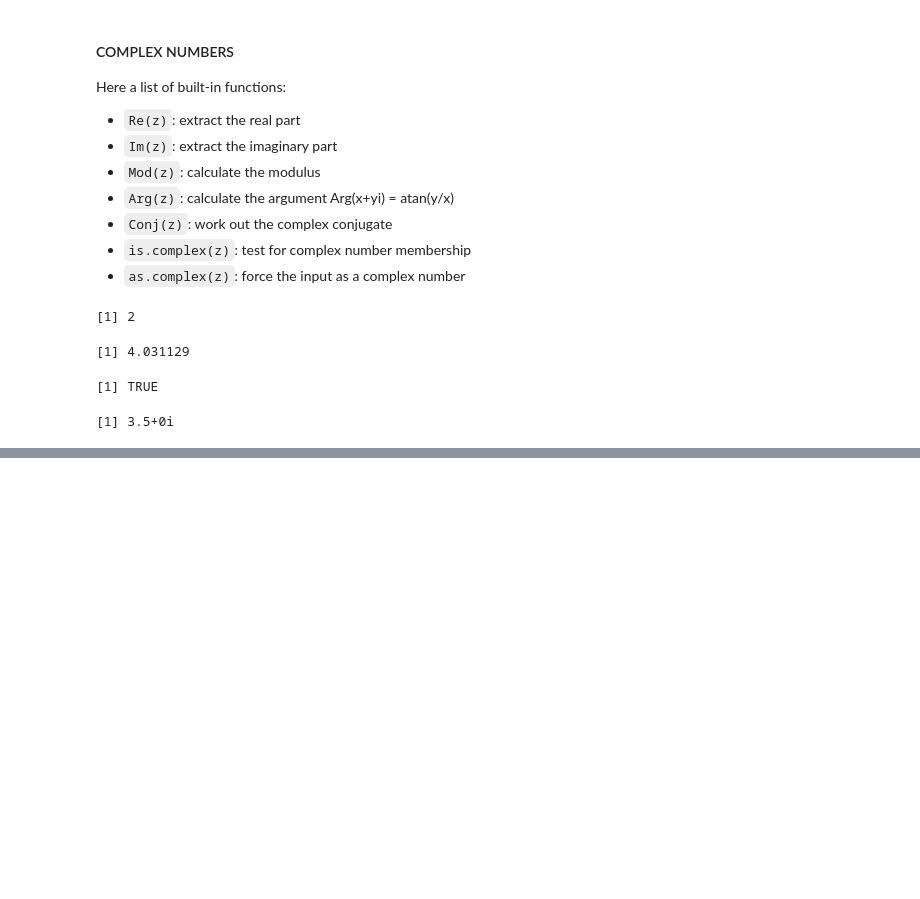
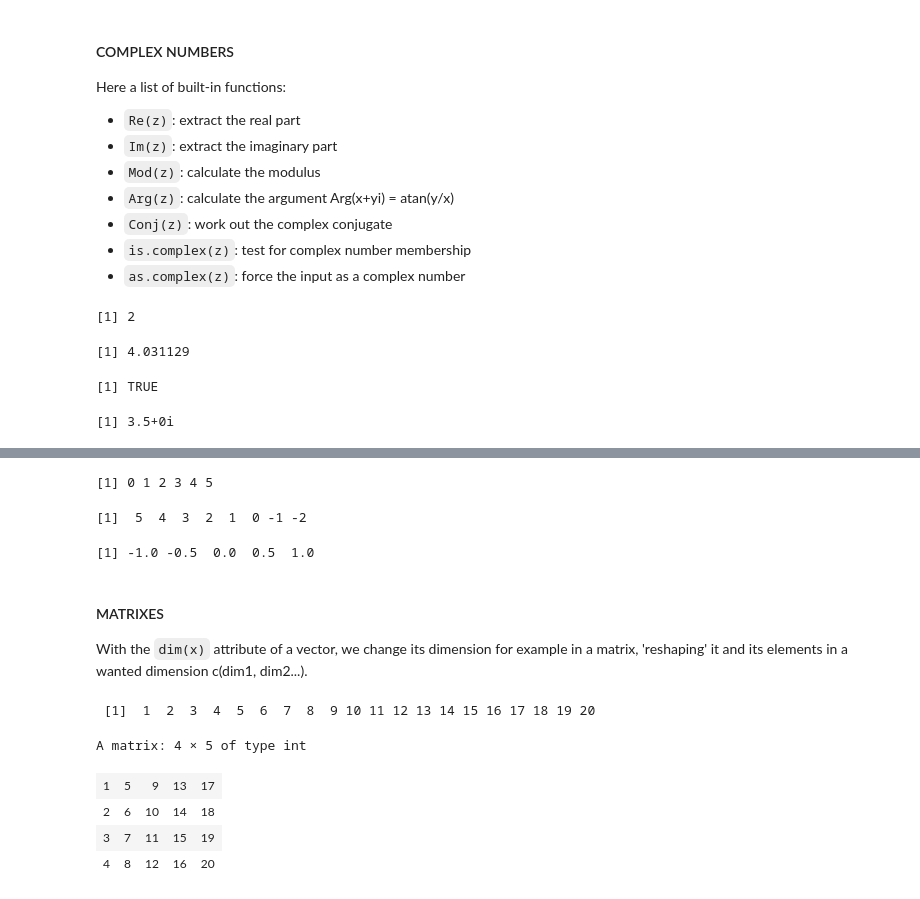
Before and after one commit to seccobenedetto/coding_tutorials, a Jupyter notebook: R.ipynb, the cells around one changed output, grey strips where cells are left out. Saved outputs shown, nothing was run; the diff lists cells and outputs as text; code cells hidden in the pictures; blank space fills up the shorter version.

Commit message:
added data types (slides 2 prof)

```diff
--- a/R.ipynb
+++ b/R.ipynb
@@ -90,0 +228,8 @@ as.complex( 3.5 )
+# %%
+vec <- c(4, 7, 6, 5, 6, 7)
+mean(vec)
+max(vec)
+vec[1]
+vec[-c(1,2,3)]
+rep(1,5)
+rep (1:4, 1:4)    # replicate each sequence number a different number of times
@@ -90,0 +267,21 @@ as.complex( 3.5 )
+# %%
+0:5
+5:-2
+seq(-1, 1, 0.5)
+# %% [output]
+[1] 0 1 2 3 4 5
+[1]  5  4  3  2  1  0 -1 -2
+[1] -1.0 -0.5  0.0  0.5  1.0
+# %% [markdown]
+#### MATRIXES
+With the `dim(x)` attribute of a vector, we change its dimension for example in a matrix, 'reshaping' it and its elements in a wanted dimension c(dim1, dim2...).
+# %%
+vec <- c(1:20); vec
+dim(vec) <- c(4,5); vec
+# %% [output]
+ [1]  1  2  3  4  5  6  7  8  9 10 11 12 13 14 15 16 17 18 19 20
+A matrix: 4 × 5 of type int
+| 1 | 5 | 9 | 13 | 17 |
+| 2 | 6 | 10 | 14 | 18 |
+| 3 | 7 | 11 | 15 | 19 |
+| 4 | 8 | 12 | 16 | 20 |
```
Also changed, not shown: parts of 22 cells of this notebook.
